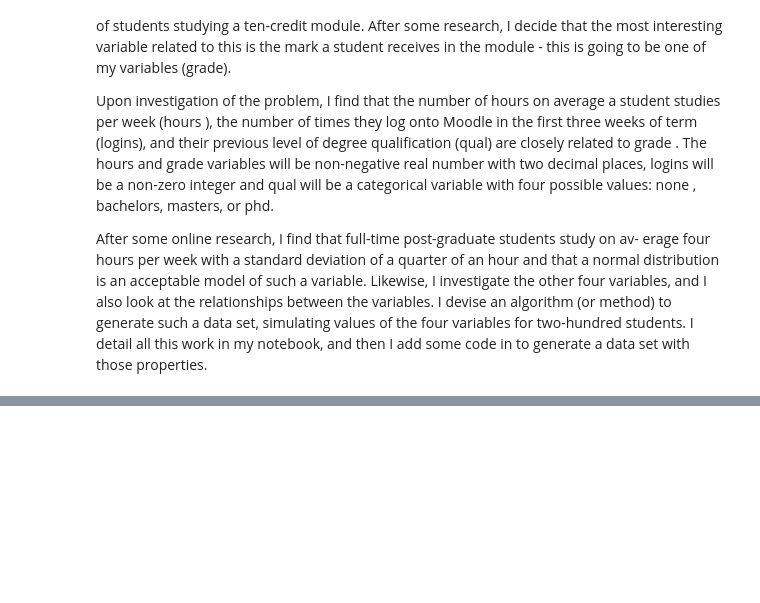
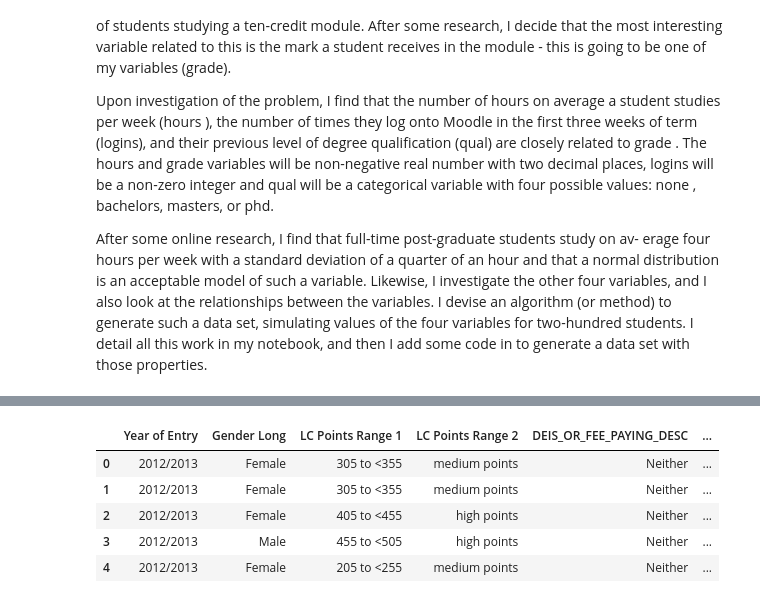
Before and after one commit to davesheils/ProgDA_Project, a Jupyter notebook: Programming for Data Analytics - Nov - Dec 2018 - Project.ipynb, the cells around one changed output, grey strips where cells are left out. Cells and saved outputs as stored; diff of their text form; code cells hidden in the pictures; blank space fills up the shorter version.

```diff
--- a/Programming for Data Analytics - Nov - Dec 2018 - Project.ipynb
+++ b/Programming for Data Analytics - Nov - Dec 2018 - Project.ipynb
@@ -96,0 +205,23 @@ array([6, 7, 5, 3, 2, 4, 1])
+# %%
+# Remove duplicate
+# sort dataset by alt id, then by  year
+df.sort_values(['ALT Student id', 'Year of Entry'])
+# make new dataframe with duplicate entries for the same students removed, keeping only the last entry (i.e year of entry 2013/14)
+df = df.drop_duplicates(subset='ALT Student id', keep='last', inplace=False)
+
+
+df['ALT Student id'].count()
+# Drop following columns from dataset:
+# Institute - we will use anonymised institute instead
+# Progtype Desc (i.e the programme they entered in, which may be different to an honours degree. no longer considered relevant
+# but with the removal of the duplicate IDs, no longer considered relevant)
+# Alt Student ID - No longer relevant since duplicates removed - we are satisfied that each record is unique.
+df = df.drop(columns=['ALT Student id', 'Institute', 'Progtype Desc'])
+df.head()
+# %% [output]
+|  | Year of Entry | Gender Long | LC Points Range 1 | LC Points Range 2 | DEIS_OR_FEE_PAYING_DESC | ... |
+| 0 | 2012/2013 | Female | 305 to <355 | medium points | Neither | ... |
+| 1 | 2012/2013 | Female | 305 to <355 | medium points | Neither | ... |
+| 2 | 2012/2013 | Female | 405 to <455 | high points | Neither | ... |
+| 3 | 2012/2013 | Male | 455 to <505 | high points | Neither | ... |
+| 4 | 2012/2013 | Female | 205 to <255 | medium points | Neither | ... |
```
Also changed, not shown: parts of 14 cells of this notebook, 2 other files.
